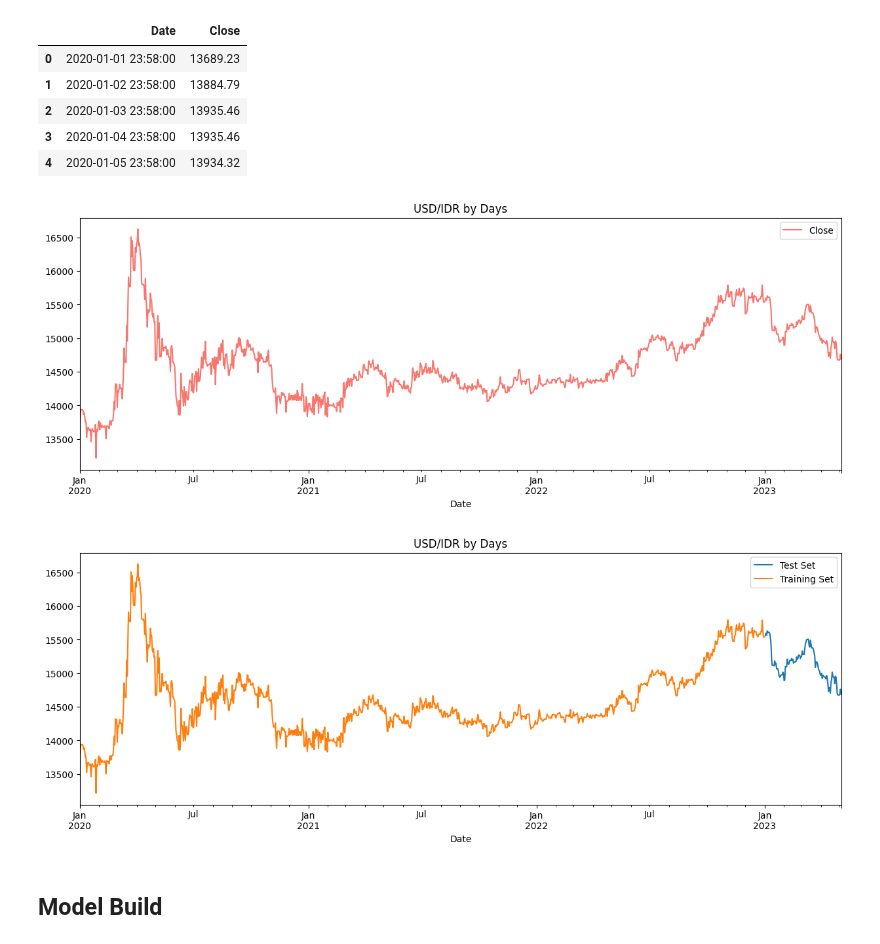
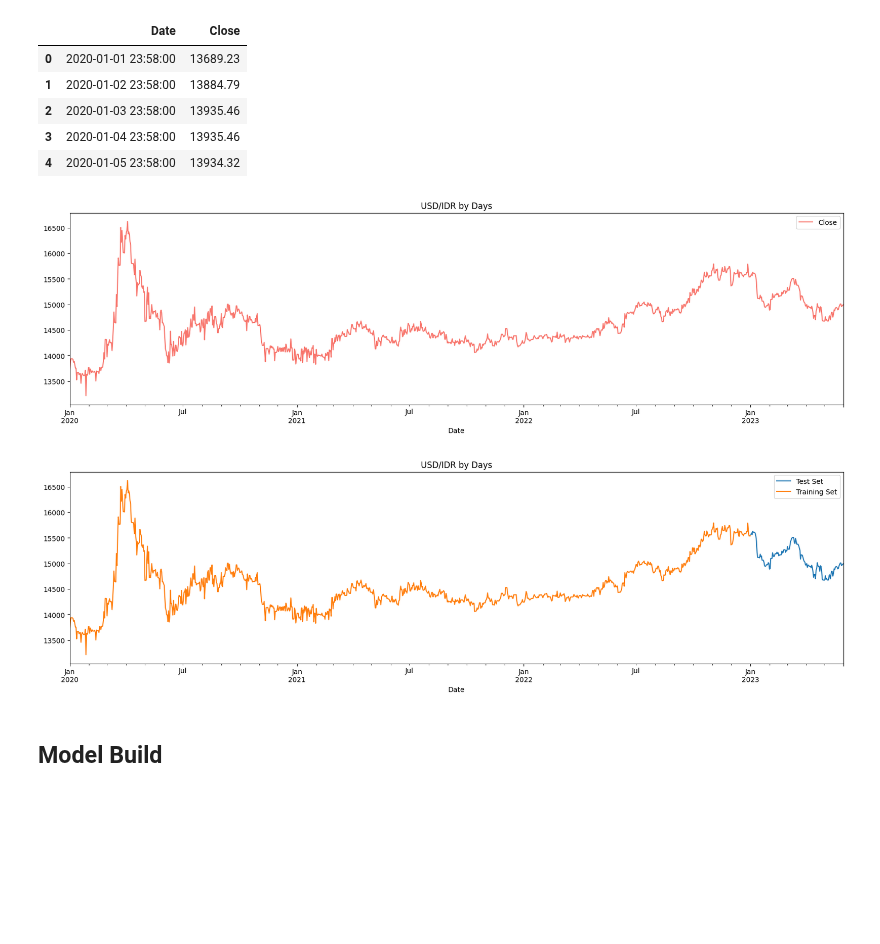
Before and after one commit to danielprasetyo7952/Tugas-Akhir, a Jupyter notebook: Foreign Exchange Forecasting v1.ipynb, the cells around one changed output. Saved outputs shown, nothing was run; the diff lists cells and outputs as text; code cells hidden in the pictures; blank space fills up the shorter version.

```diff
--- a/Foreign Exchange Forecasting v1.ipynb
+++ b/Foreign Exchange Forecasting v1.ipynb
@@ -69,16 +74,16 @@ y_train = training_set[1:len(training_set)]
 X_train = np.reshape(X_train, (len(X_train), 1, 1))
 # %%
 color_pal = ["#F8766D", "#D39200", "#93AA00", "#00BA38", "#00C19F", "#00B9E3", "#619CFF", "#DB72FB"]
-_ = data.plot(style='', figsize=(15,5), color=color_pal[0], title='USD/IDR by Days')
+_ = data.plot(style='', figsize=(20,5), color=color_pal[0], title='USD/IDR by Days')
 # %% [output]
-[figure, old version]
+[figure, new version]
 # %%
 _ = data_test \
     .rename(columns={'Close': 'Test Set'}) \
     .join(data_train.rename(columns={'Close': 'Training Set'}), how='outer') \
-    .plot(figsize=(15,5), title='USD/IDR by Days', style='')
+    .plot(figsize=(20,5), title='USD/IDR by Days', style='')
 # %% [output]
-[figure, old version]
+[figure, new version]
 # %% [markdown]
 ## Model Build
 # %%
```
Also changed, not shown: parts of 7 cells of this notebook.
